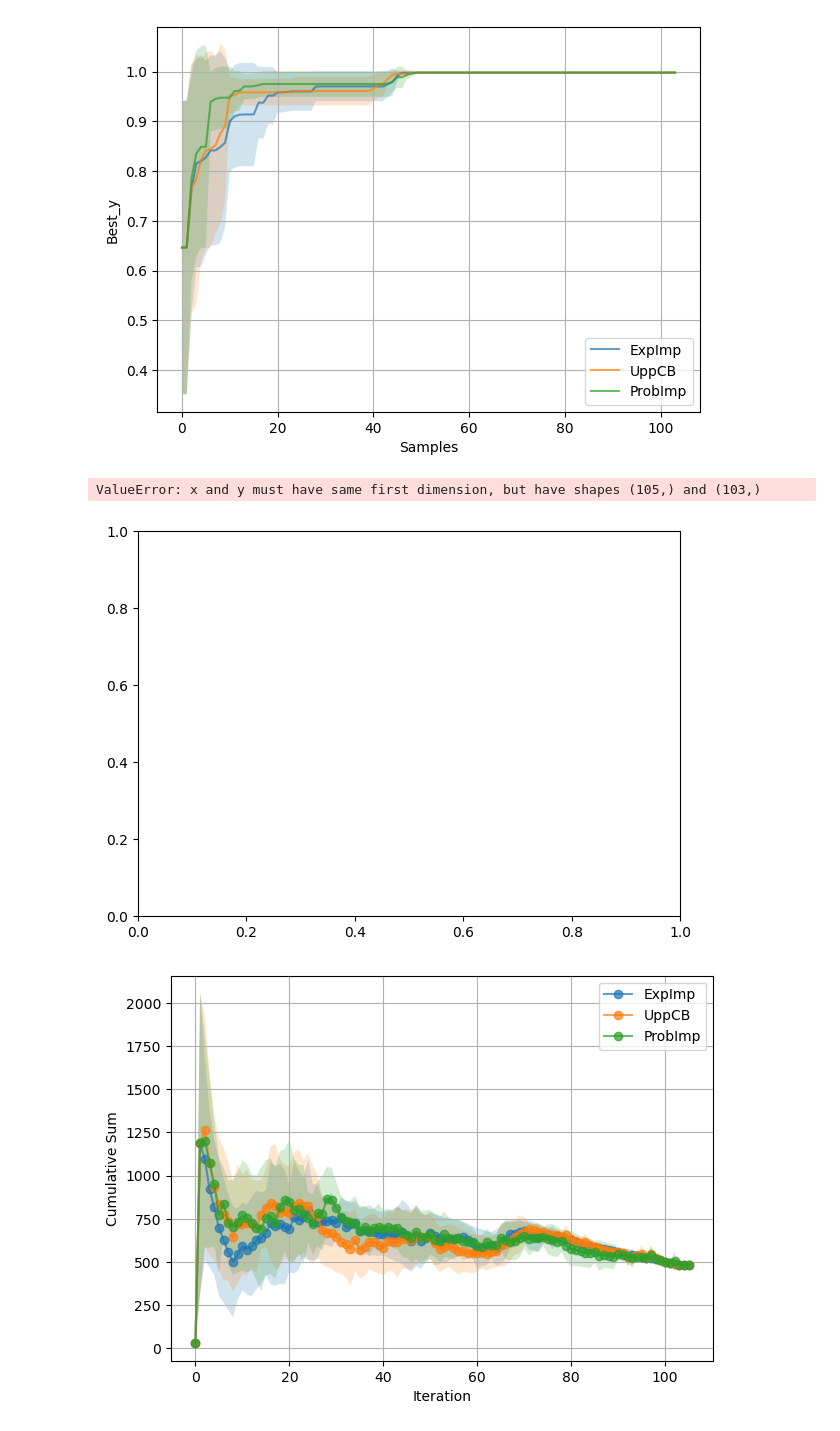
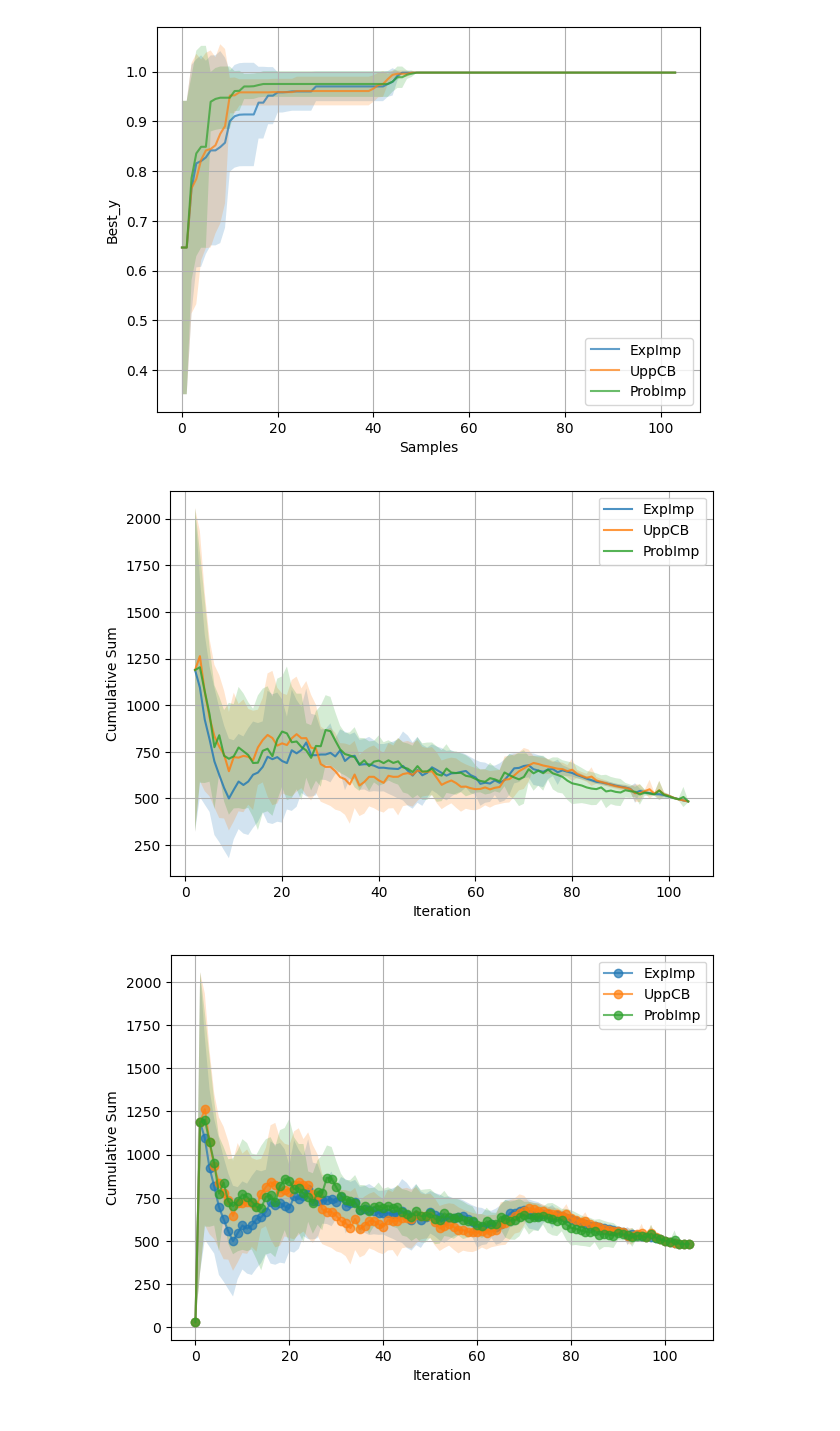
Before and after one commit to uwsunlab/BO-RFB, a Jupyter notebook: PoolBased/AcquisitionFunctions/pool_aqu_comparison_fulldata.ipynb, the cells around one changed output. Saved outputs shown, nothing was run; the diff lists cells and outputs as text; code cells hidden in the pictures.

Commit message:
plot

```diff
--- a/PoolBased/AcquisitionFunctions/pool_aqu_comparison_fulldata.ipynb
+++ b/PoolBased/AcquisitionFunctions/pool_aqu_comparison_fulldata.ipynb
@@ -253,28 +253,27 @@ plt.show()
 # plt.show()
 # %%
 plt.figure(figsize=(7, 5))
-plt.plot(range(1,  len(EI_y) + 1), (EI_var_sum.mean(axis = 0)[1:]), marker='o', label='ExpImp', alpha=0.7)
-plt.fill_between(range(1, len(EI_y) + 1),
+plt.plot(range(1,  len(EI_y))[1:], (EI_var_sum.mean(axis = 0)[1:]), marker='', label='ExpImp', alpha=0.8)
+plt.fill_between(range(1, len(EI_y) )[1:],
                  (EI_var_sum.mean(axis = 0)[1:] - EI_var_sum.std(axis = 0)[1:]),
                  (EI_var_sum.mean(axis = 0)[1:] + EI_var_sum.std(axis = 0)[1:]), alpha=0.2)
-plt.plot(range(1, len(UCB_y) + 1), (UCB_var_sum.mean(axis = 0)[1:]), marker='o', label='UppCB', alpha=0.7)
-plt.fill_between(range(1,  len(UCB_y) + 1),
+plt.plot(range(1, len(UCB_y) )[1:], (UCB_var_sum.mean(axis = 0)[1:]), marker='', label='UppCB', alpha=0.8)
+plt.fill_between(range(1,  len(UCB_y) )[1:],
                  (UCB_var_sum.mean(axis = 0)[1:] - UCB_var_sum.std(axis = 0)[1:]),
                  (UCB_var_sum.mean(axis = 0)[1:] + UCB_var_sum.std(axis = 0)[1:]), alpha=0.2)
-plt.plot(range(1,  len(PI_y) + 1), (PI_var_sum.mean(axis = 0)[1:]), marker='o', label='ProbImp', alpha=0.7)
-plt.fill_between(range(1, len(PI_y) + 1),
+plt.plot(range(1,  len(PI_y) )[1:], (PI_var_sum.mean(axis = 0)[1:]), marker='', label='ProbImp', alpha=0.8)
+plt.fill_between(range(1, len(PI_y) )[1:],
                  (PI_var_sum.mean(axis = 0)[1:] - PI_var_sum.std(axis = 0)[1:]),
                  (PI_var_sum.mean(axis = 0)[1:] + PI_var_sum.std(axis = 0)[1:]), alpha=0.2)
 
 plt.xlabel('Iteration')
 plt.ylabel('Cumulative Sum')
 # plt.title('Expected Improvement (EI_y) vs Iterations')
 plt.grid(True)
 plt.legend()
 plt.show()
 # %% [output]
-ValueError: x and y must have same first dimension, but have shapes (105,) and (103,)
-[figure, old version]
+[figure, new version]
 # %%
 plt.figure(figsize=(7, 5))
 plt.plot(range( len(EI_y) + 1), (EI_var_sum.mean(axis = 0)), marker='o', label='ExpImp', alpha=0.7)
```
